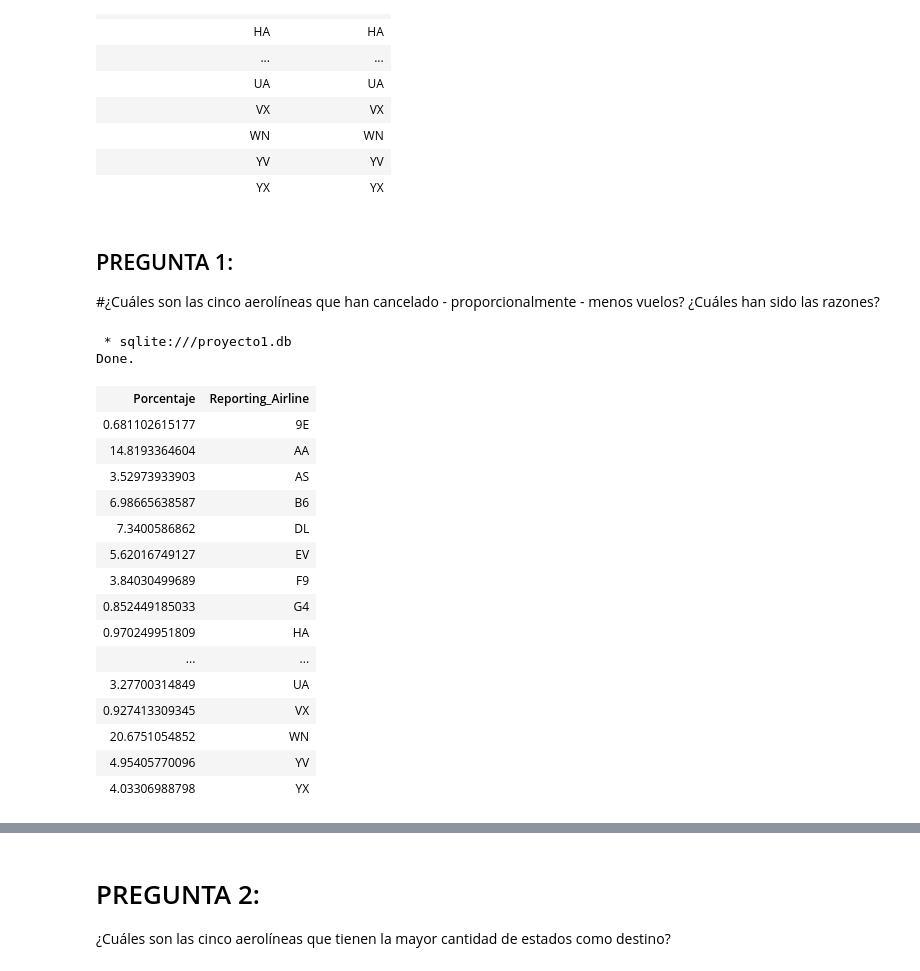
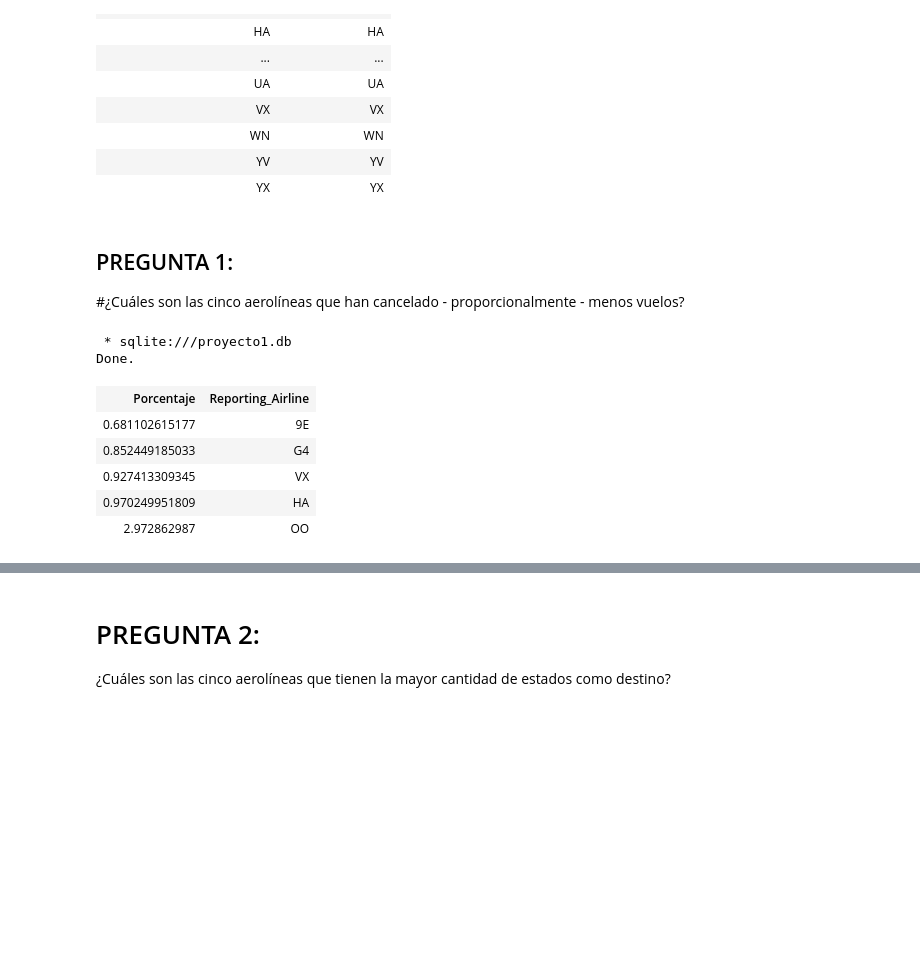
Before and after one commit to diazMafer/Proyecto1-DB, a Jupyter notebook: proy1 borrador.ipynb, the cells around one changed output, grey strips where cells are left out. Drawn from its saved outputs; the diff is of its cells as text; code cells hidden in the pictures; blank space fills up the shorter version.

```diff
--- a/proy1 borrador.ipynb
+++ b/proy1 borrador.ipynb
@@ -74,35 +74,27 @@ Done.
 | YX | YX |
 # %% [markdown]
 ## PREGUNTA 1:
-#¿Cuáles son las cinco aerolíneas que han cancelado - proporcionalmente - menos vuelos? ¿Cuáles han sido las razones?
+#¿Cuáles son las cinco aerolíneas que han cancelado - proporcionalmente - menos vuelos?
 # %%
 %%sql
 
 SELECT (COUNT(*)*1.0*100)/Cancelados as Porcentaje, Reporting_Airline
 FROM ontime,
 (
     SELECT COUNT(*) as Cancelados
     FROM ontime
     WHERE Cancelled = 1 and CancellationCode = "A"
 )
 WHERE Cancelled = 1 and CancellationCode = "A"
 GROUP BY Reporting_Airline
+ORDER BY Porcentaje ASC
+LIMIT 5;
 # %% [output]
  * sqlite:///proyecto1.db
 Done.
 | Porcentaje | Reporting_Airline |
 | 0.681102615177 | 9E |
-| 14.8193364604 | AA |
-| 3.52973933903 | AS |
-| 6.98665638587 | B6 |
-| 7.3400586862 | DL |
-| 5.62016749127 | EV |
-| 3.84030499689 | F9 |
 | 0.852449185033 | G4 |
+| 0.927413309345 | VX |
 | 0.970249951809 | HA |
-| ... | ... |
-| 3.27700314849 | UA |
-| 0.927413309345 | VX |
-| 20.6751054852 | WN |
-| 4.95405770096 | YV |
-| 4.03306988798 | YX |
+| 2.972862987 | OO |
```
Also changed, not shown: parts of 31 cells of this notebook.
